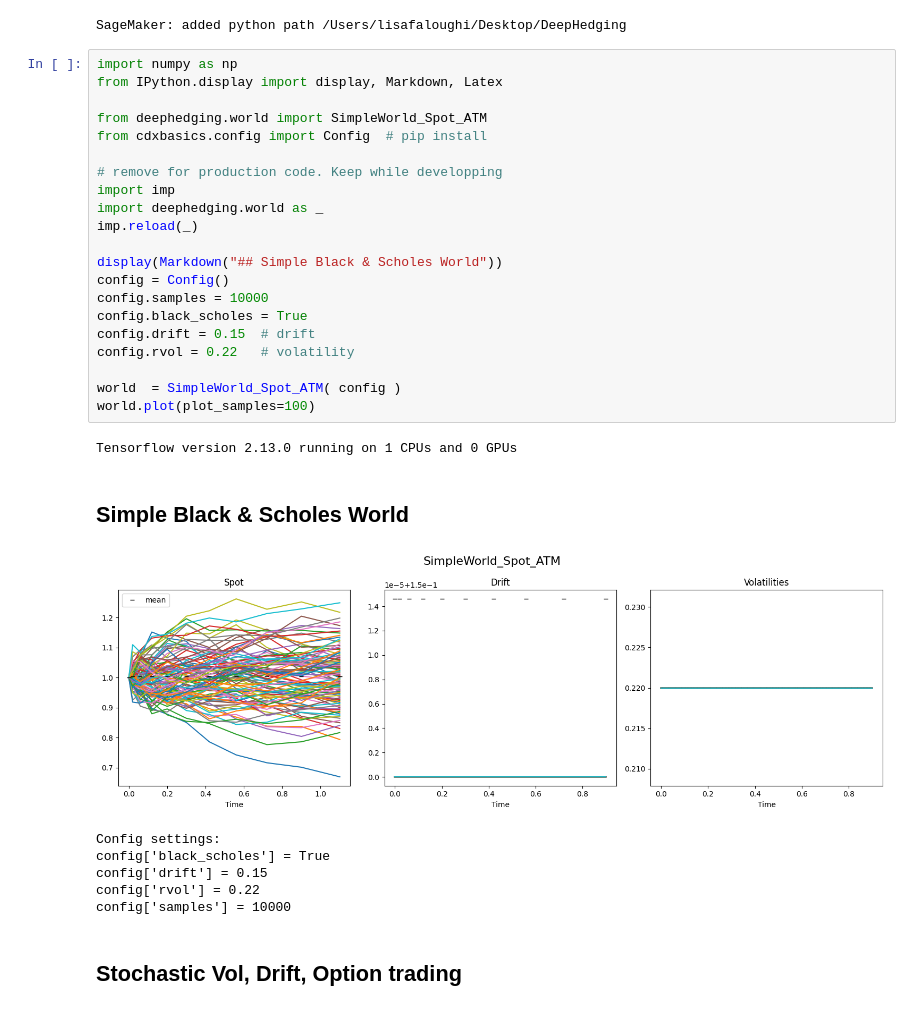
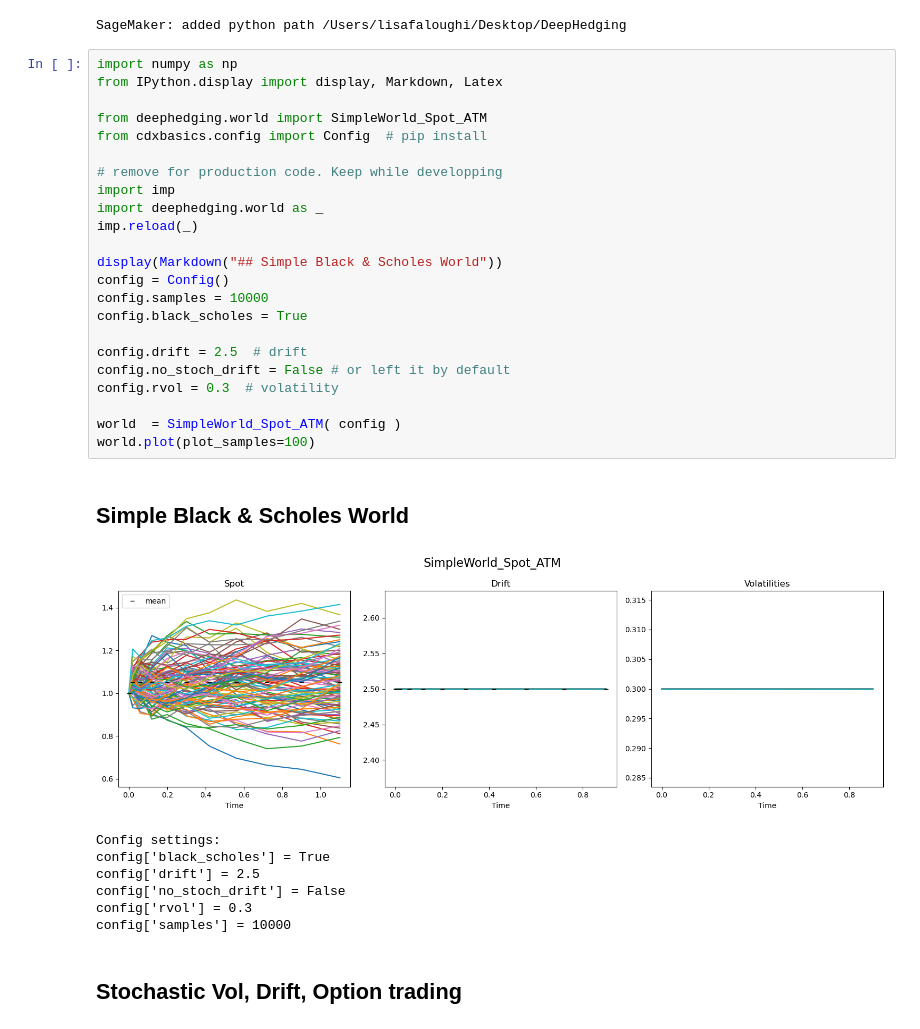
Before and after one commit to lisafaloughi/protohedge, a Jupyter notebook: notebooks/simpleWorld_Spot_ATM.ipynb, the cells around one changed output. Cells and saved outputs as stored; diff of their text form.

```diff
--- a/notebooks/simpleWorld_Spot_ATM.ipynb
+++ b/notebooks/simpleWorld_Spot_ATM.ipynb
@@ -21,33 +21,35 @@ SageMaker: added python path /Users/lisafaloughi/Desktop/DeepHedging
 # %%
 import numpy as np
 from IPython.display import display, Markdown, Latex
 
 from deephedging.world import SimpleWorld_Spot_ATM
 from cdxbasics.config import Config  # pip install
 
 # remove for production code. Keep while developping
 import imp
 import deephedging.world as _
 imp.reload(_)
 
 display(Markdown("## Simple Black & Scholes World"))
 config = Config()
 config.samples = 10000
 config.black_scholes = True
-config.drift = 0.15  # drift
-config.rvol = 0.22   # volatility
+
+config.drift = 2.5  # drift
+config.no_stoch_drift = False # or left it by default
+config.rvol = 0.3  # volatility
 
 world  = SimpleWorld_Spot_ATM( config )
 world.plot(plot_samples=100)
 # %% [output]
-Tensorflow version 2.13.0 running on 1 CPUs and 0 GPUs
 ## Simple Black & Scholes World
-[figure, old version]
+[figure, new version]
-Config settings:
-config['black_scholes'] = True
-config['drift'] = 0.15
-config['rvol'] = 0.22
-config['samples'] = 10000
+Config settings:
+config['black_scholes'] = True
+config['drift'] = 2.5
+config['no_stoch_drift'] = False
+config['rvol'] = 0.3
+config['samples'] = 10000
 # %% [markdown]
 ## Stochastic Vol, Drift, Option trading
 # %%
```
Also changed, not shown: parts of 1 cell of this notebook, 28 other files.
